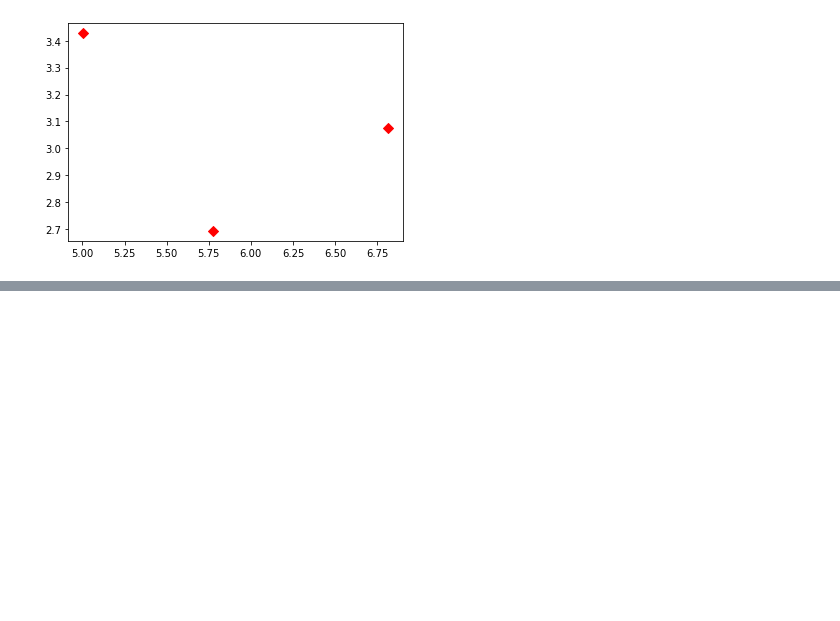
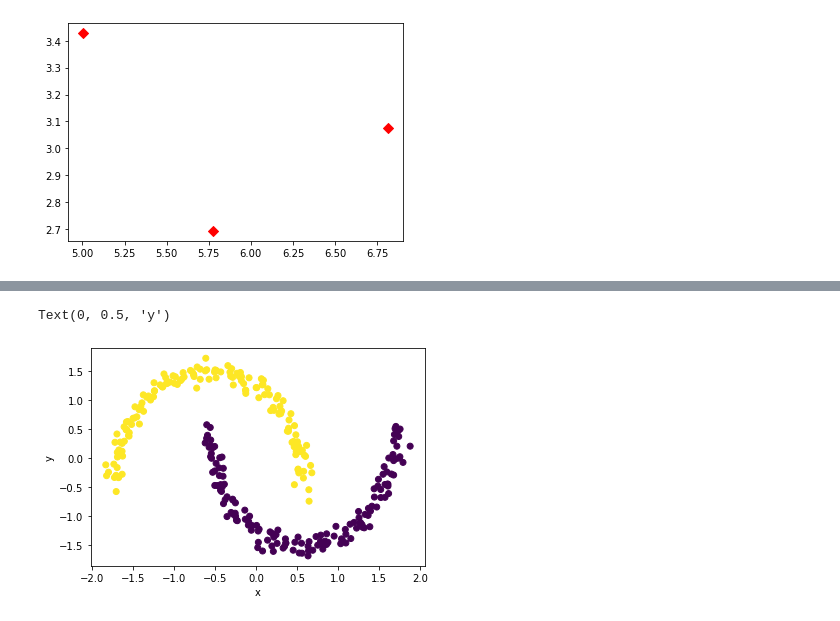
Before and after one commit to lmyourGenie/MachineLearning_Study, a Jupyter notebook: basic_concept/군집 Clustering.ipynb, the cells around one changed output, grey strips where cells are left out. Cells and saved outputs as stored; diff of their text form; code cells hidden in the pictures; blank space fills up the shorter version.

```diff
--- a/basic_concept/군집 Clustering.ipynb
+++ b/basic_concept/군집 Clustering.ipynb
@@ -81,0 +108,9 @@ __밀도 있게 연결돼 있는__ 데이터 집합은 동일한 클러스터라
+# %%
+#two_moon 데이터 셋
+from sklearn.datasets import make_moons
+import pandas as pd
+X, y = make_moons(n_samples=300, noise=0.05, random_state=0)
+
+df = pd.DataFrame(X, columns=["x", "y"])
+df["group"] = y
+df[:5]
@@ -81,0 +124,23 @@ __밀도 있게 연결돼 있는__ 데이터 집합은 동일한 클러스터라
+# %%
+#표준화(평균=0, 분산=1)
+from sklearn.preprocessing import StandardScaler
+scale = StandardScaler()
+scale.fit(df[["x", "y"]])
+scaled_X = scale.transform(df[["x", "y"]])
+
+df["scaled_x"] = scaled_X[:,0]
+df["scaled_y"] = scaled_X[:,1]
+# %%
+#DBSCAN
+from sklearn.cluster import DBSCAN
+dbscan = DBSCAN(eps=0.5, min_samples=5) #기본값이다.
+cluster = dbscan.fit_predict(scaled_X)
+df["cluster"] = cluster
+# %%
+#clustering 결과 확인
+plt.scatter(x=df.scaled_x, y=df.scaled_y, c=df.cluster)
+plt.xlabel("x")
+plt.ylabel("y")
+# %% [output]
+Text(0, 0.5, 'y')
+[figure, added]
```
Also changed, not shown: parts of 11 cells of this notebook.
